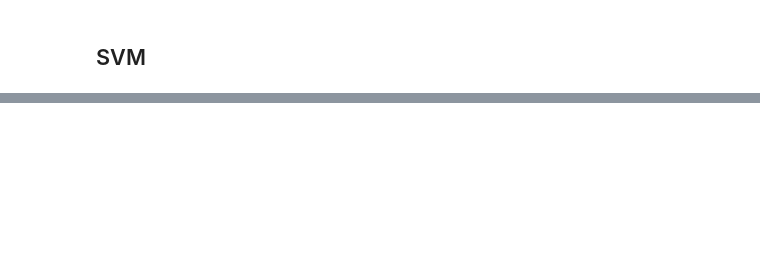
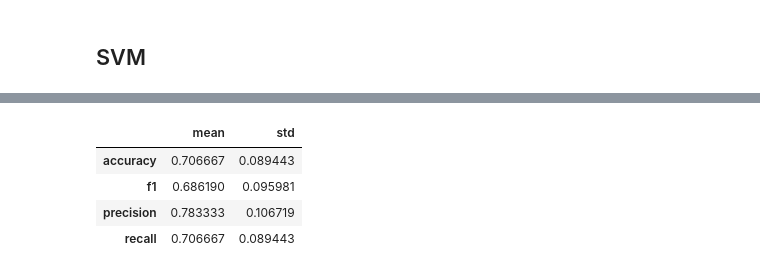
Before and after one commit to Mayaryin/GenderInfluenceInCodeGeneration, a Jupyter notebook: notebooks/prompt_analysis/07_BOW_per_User.ipynb, the cells around one changed output, grey strips where cells are left out. Drawn from its saved outputs; the diff is of its cells as text; code cells hidden in the pictures; blank space fills up the shorter version.

```diff
--- a/notebooks/prompt_analysis/07_BOW_per_User.ipynb
+++ b/notebooks/prompt_analysis/07_BOW_per_User.ipynb
@@ -88,0 +203,32 @@ print(top_men_words)
+# %%
+from sklearn.model_selection import StratifiedKFold
+from sklearn.metrics import accuracy_score, f1_score, precision_score, recall_score
+import pandas as pd
+
+
+skf = StratifiedKFold(n_splits=5)
+svm_accs, svm_f1s, svm_precs, svm_recs = [], [], [], []
+
+for train_idx, test_idx in skf.split(X, y):
+    svm.fit(X[train_idx], y[train_idx])
+    y_pred = svm.predict(X[test_idx])
+    svm_accs.append(accuracy_score(y[test_idx], y_pred))
+    svm_f1s.append(f1_score(y[test_idx], y_pred, average='weighted'))
+    svm_precs.append(precision_score(y[test_idx], y_pred, average='weighted'))
+    svm_recs.append(recall_score(y[test_idx], y_pred, average='weighted'))
+
+svm_results = pd.DataFrame({
+    'accuracy': svm_accs,
+    'f1': svm_f1s,
+    'precision': svm_precs,
+    'recall': svm_recs
+})
+svm_results_summary = svm_results.agg(['mean', 'std']).transpose()
+
+svm_results_summary
+# %% [output]
+|  | mean | std |
+| accuracy | 0.706667 | 0.089443 |
+| f1 | 0.686190 | 0.095981 |
+| precision | 0.783333 | 0.106719 |
+| recall | 0.706667 | 0.089443 |
```
Also changed, not shown: parts of 6 cells of this notebook, 1 other file.
